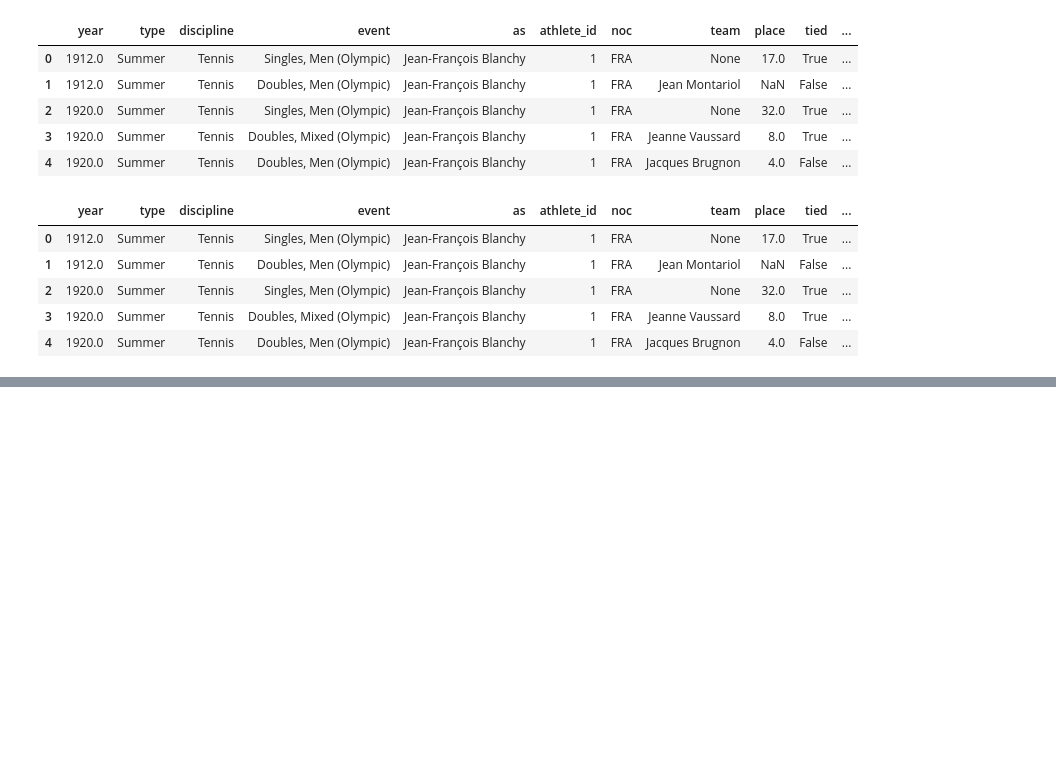
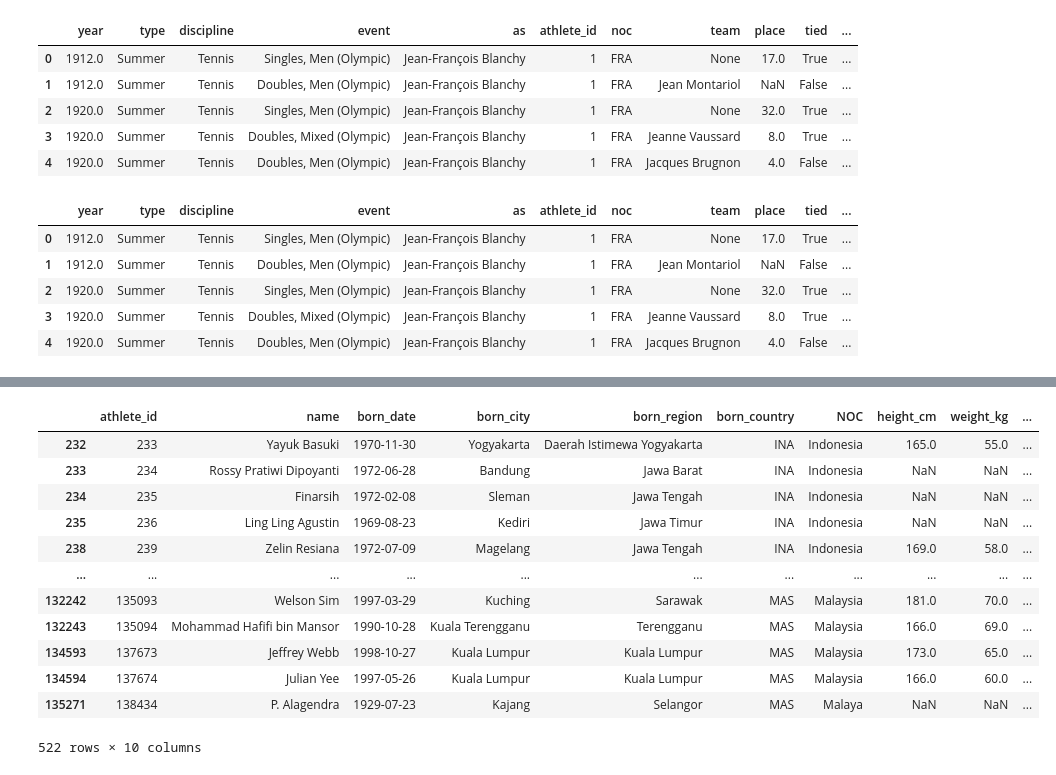
Before and after one commit to Haerulanwar05/Zero-To-ML-Engineer, a Jupyter notebook: Pandas/merging_&_concetenating_data.ipynb, the cells around one changed output, grey strips where cells are left out. Saved outputs shown, nothing was run; the diff lists cells and outputs as text; code cells hidden in the pictures; blank space fills up the shorter version.

Commit message:
feat: add notebook demonstrating pandas data merging and concatenation techniques

```diff
--- a/Pandas/merging_&_concetenating_data.ipynb
+++ b/Pandas/merging_&_concetenating_data.ipynb
@@ -166,0 +169,10 @@ combined_df.head()
+# %%
+# challenge 1
+
+# membuat sebuah dataframe baru dimana hanya athlete indonesia saja
+
+INA = bios[bios['born_country'] == "INA"].copy()
+
+# membuat sebuah dataframe baru dimana hanya athlete malaysia saja
+
+MAS = bios[bios['born_country'] == "MAS"].copy()
@@ -166,0 +215,20 @@ combined_df.head()
+# %%
+# Satukan kedua tabel tersebut secara vertikal menjadi satu DataFrame baru bernama df_asean.
+
+df_asean = pd.concat([INA,MAS])
+# %%
+df_asean
+# %% [output]
+|  | athlete_id | name | born_date | born_city | born_region | born_country | NOC | height_cm | weight_kg | ... |
+| 232 | 233 | Yayuk Basuki | 1970-11-30 | Yogyakarta | Daerah Istimewa Yogyakarta | INA | Indonesia | 165.0 | 55.0 | ... |
+| 233 | 234 | Rossy Pratiwi Dipoyanti | 1972-06-28 | Bandung | Jawa Barat | INA | Indonesia | NaN | NaN | ... |
+| 234 | 235 | Finarsih | 1972-02-08 | Sleman | Jawa Tengah | INA | Indonesia | NaN | NaN | ... |
+| 235 | 236 | Ling Ling Agustin | 1969-08-23 | Kediri | Jawa Timur | INA | Indonesia | NaN | NaN | ... |
+| 238 | 239 | Zelin Resiana | 1972-07-09 | Magelang | Jawa Tengah | INA | Indonesia | 169.0 | 58.0 | ... |
+| ... | ... | ... | ... | ... | ... | ... | ... | ... | ... | ... |
+| 132242 | 135093 | Welson Sim | 1997-03-29 | Kuching | Sarawak | MAS | Malaysia | 181.0 | 70.0 | ... |
+| 132243 | 135094 | Mohammad Hafifi bin Mansor | 1990-10-28 | Kuala Terengganu | Terengganu | MAS | Malaysia | 166.0 | 69.0 | ... |
+| 134593 | 137673 | Jeffrey Webb | 1998-10-27 | Kuala Lumpur | Kuala Lumpur | MAS | Malaysia | 173.0 | 65.0 | ... |
+| 134594 | 137674 | Julian Yee | 1997-05-26 | Kuala Lumpur | Kuala Lumpur | MAS | Malaysia | 166.0 | 60.0 | ... |
+| 135271 | 138434 | P. Alagendra | 1929-07-23 | Kajang | Selangor | MAS | Malaya | NaN | NaN | ... |
+522 rows × 10 columns
```
Also changed, not shown: parts of 5 cells of this notebook.
